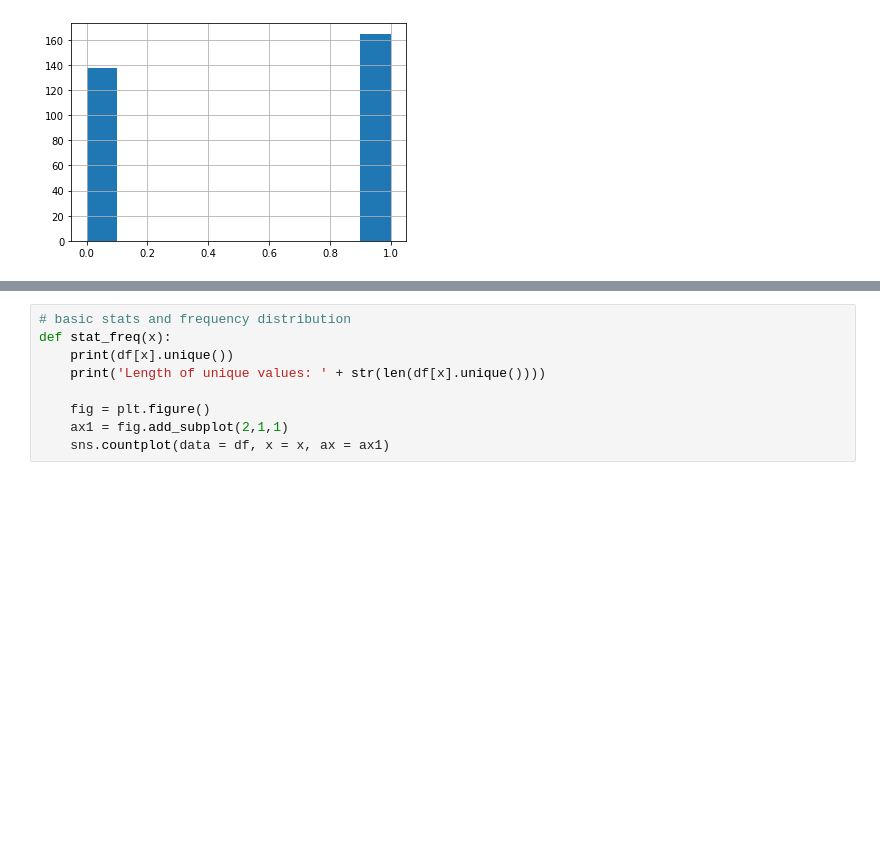
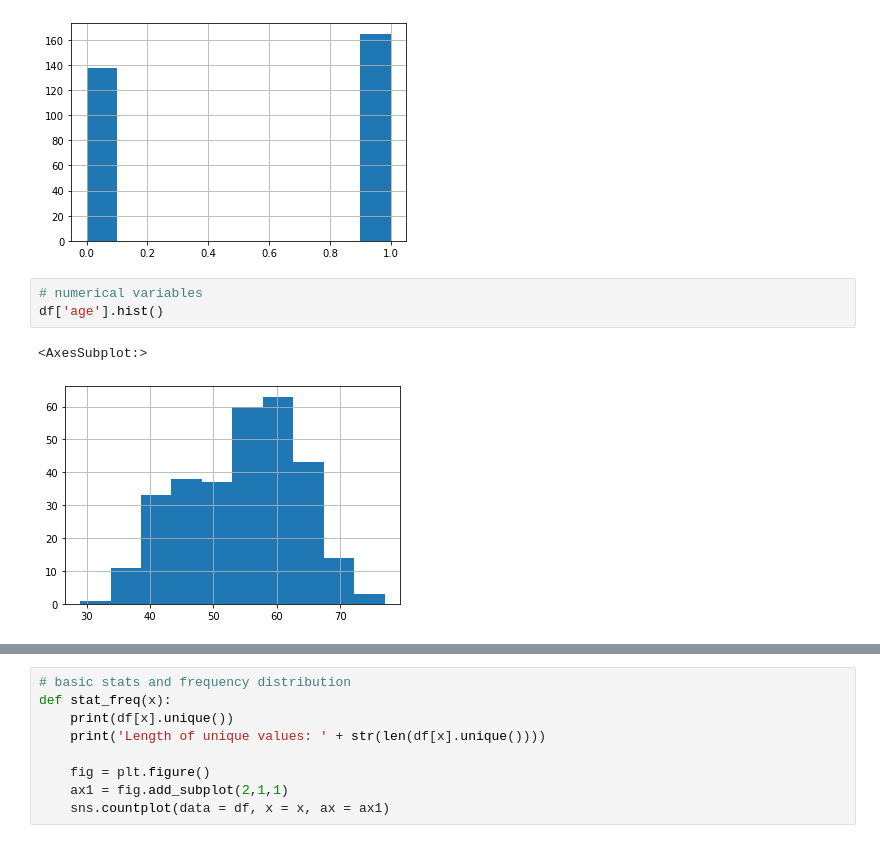
Before and after one commit to jamesjhjung/heart-attack-prediction, a Jupyter notebook: EDA.ipynb, the cells around one changed output, grey strips where cells are left out. Saved outputs shown, nothing was run; the diff lists cells and outputs as text; blank space fills up the shorter version.

```diff
--- a/EDA.ipynb
+++ b/EDA.ipynb
@@ -115,3 +115,9 @@ df['output'].hist()
 # %% [output]
 <AxesSubplot:>
 [figure]
+# %%
+# numerical variables
+df['age'].hist()
+# %% [output]
+<AxesSubplot:>
+[figure, added]
```
Also changed, not shown: parts of 4 cells of this notebook.
